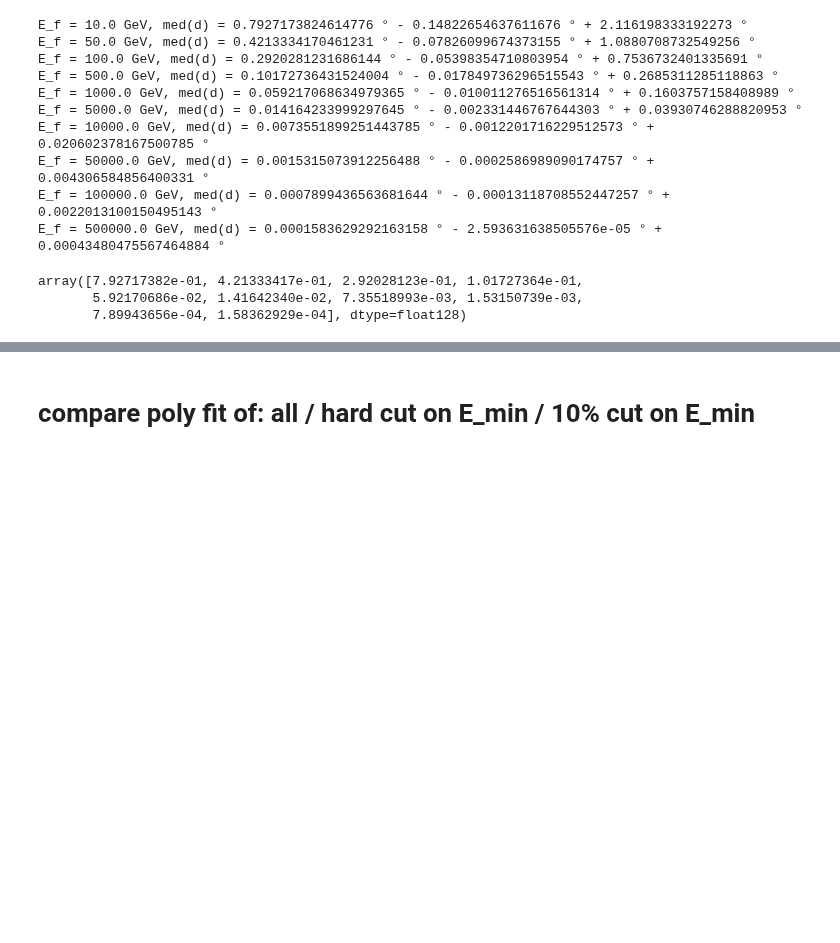
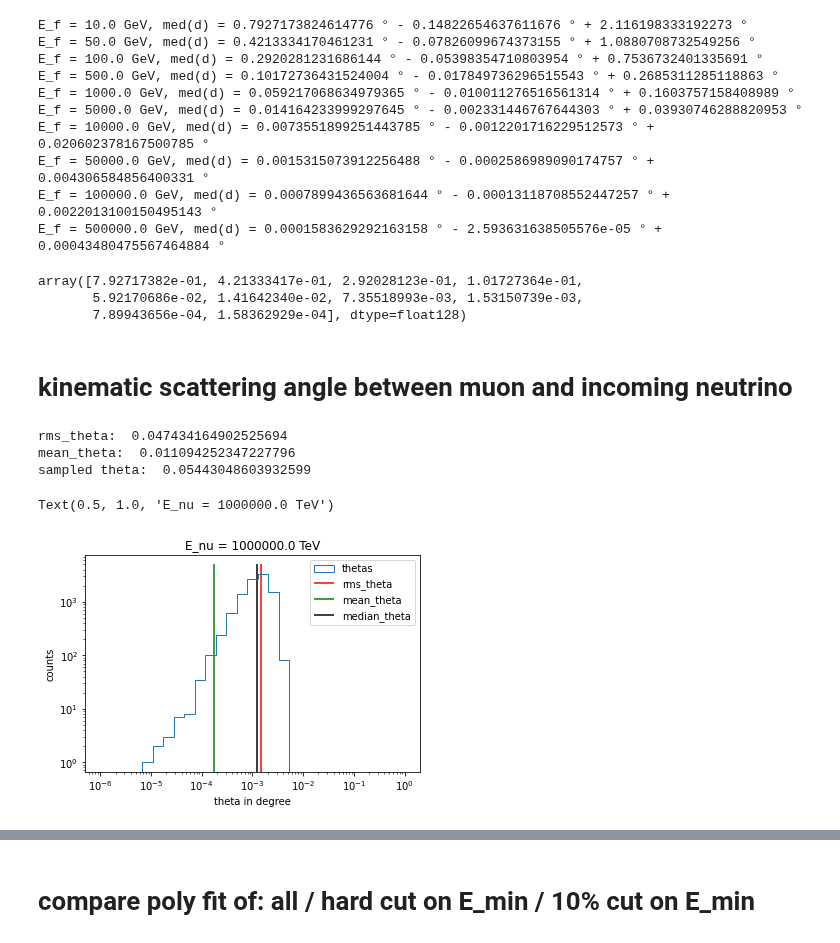
Before and after one commit to pascalgutjahr/muon-deflection-paper, a Jupyter notebook: deflection/total_defl_combined_moliere.ipynb, the cells around one changed output, grey strips where cells are left out. Drawn from its saved outputs; the diff is of its cells as text; code cells hidden in the pictures; blank space fills up the shorter version.

```diff
--- a/deflection/total_defl_combined_moliere.ipynb
+++ b/deflection/total_defl_combined_moliere.ipynb
@@ -862,3 +920,5 @@ np.array(deflection_median_1P_cut_10)
 array([7.92717382e-01, 4.21333417e-01, 2.92028123e-01, 1.01727364e-01,
        5.92170686e-02, 1.41642340e-02, 7.35518993e-03, 1.53150739e-03,
        7.89943656e-04, 1.58362929e-04], dtype=float128)
+# %% [markdown]
+# kinematic scattering angle between muon and incoming neutrino
@@ -864,0 +966,30 @@ array([7.92717382e-01, 4.21333417e-01, 2.92028123e-01, 1.01727364e-01,
+# %%
+rnd_state = np.random.RandomState(42)
+# %%
+E_nu = 1e3 # neutrino energy in TeV
+print('rms_theta: ', get_mu_nu_rms_theta(E_nu))
+print('mean_theta: ', get_mean_theta(E_nu))
+print('sampled theta: ', get_mu_nu_theta(E_nu, rnd_state))
+# %% [output]
+rms_theta:  0.047434164902525694
+mean_theta:  0.011094252347227796
+sampled theta:  0.05443048603932599
+# %%
+E_nu = 1e6 # neutrino energy in TeV
+
+bins = np.logspace(-6, 0, 30)
+n_events = 10000
+thetas = [get_mu_nu_theta(E_nu, rnd_state) for i in range(n_events)]
+plt.hist(thetas, bins=bins, histtype='step', label='thetas')
+plt.vlines(get_mu_nu_rms_theta(E_nu), 0, 0.5 * n_events, color='red', label='rms_theta')
+plt.vlines(get_mean_theta(E_nu), 0, 0.5 * n_events, color='green', label='mean_theta')
+plt.vlines(np.median(thetas), 0, 0.5 * n_events, color='black', label='median_theta')
+plt.xlabel('theta in degree')
+plt.ylabel('counts')
+plt.xscale('log')
+plt.yscale('log')
+plt.legend()
+plt.title('E_nu = {} TeV'.format(E_nu))
+# %% [output]
+Text(0.5, 1.0, 'E_nu = 1000000.0 TeV')
+[figure, added]
```
Also changed, not shown: parts of 14 cells of this notebook, 1 other file.
